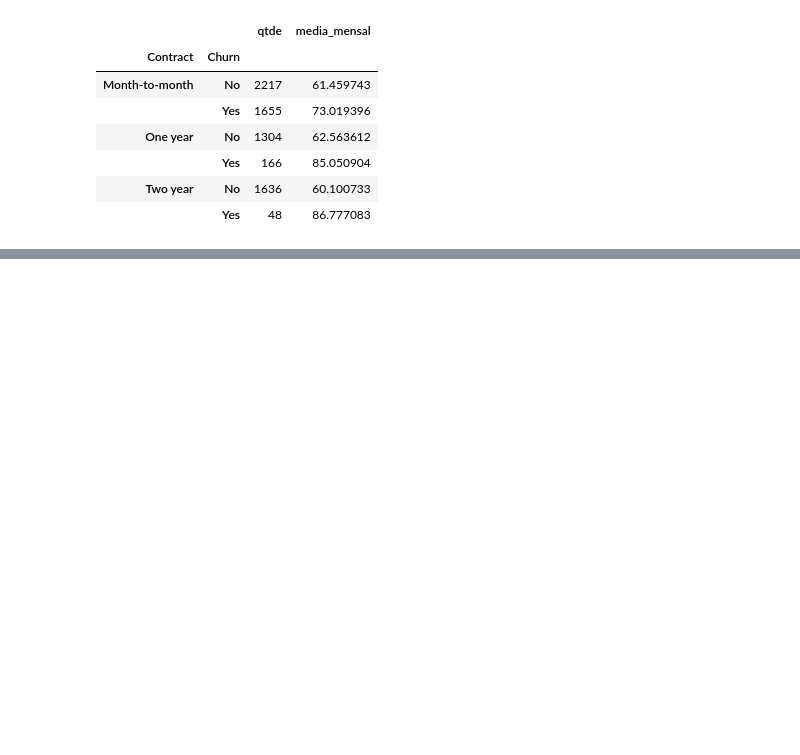
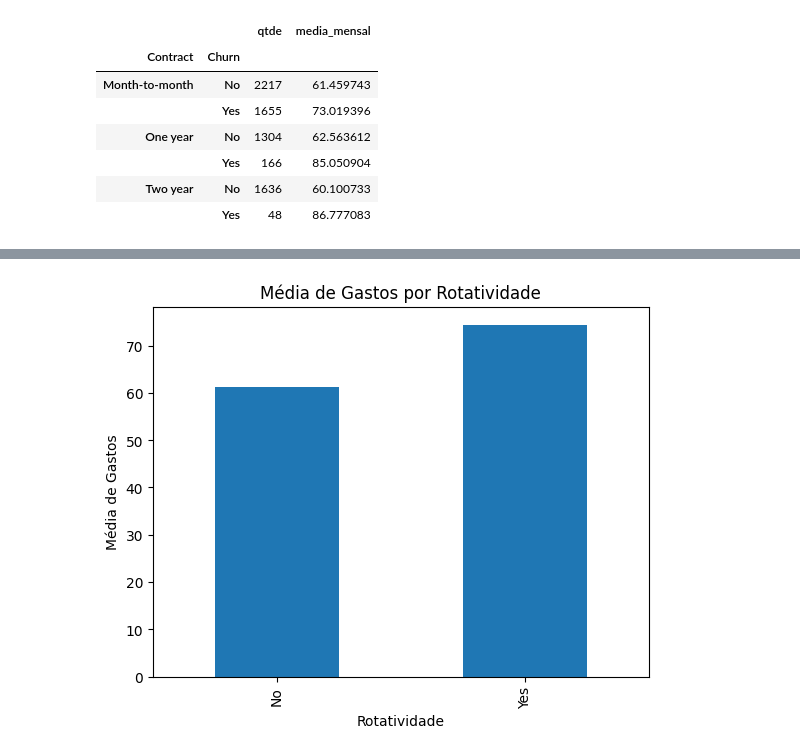
Before and after one commit to matheusraiano/ADS-SENAI-CdD, a Jupyter notebook: 2-Semestre/Aula02(19-08-2026)/aula.ipynb, the cells around one changed output, grey strips where cells are left out. Saved outputs shown, nothing was run; the diff lists cells and outputs as text; code cells hidden in the pictures; blank space fills up the shorter version.

```diff
--- a/2-Semestre/Aula02(19-08-2026)/aula.ipynb
+++ b/2-Semestre/Aula02(19-08-2026)/aula.ipynb
@@ -510,0 +532,9 @@ dados.groupby(['Contract', 'Churn']).agg(
+# %%
+tabela = dados.groupby('Churn')['MonthlyCharges'].mean()
+tabela.plot.bar()
+plt.title('Média de Gastos por Rotatividade')
+plt.xlabel('Rotatividade')
+plt.ylabel('Média de Gastos')
+plt.show()
+# %% [output]
+[figure, added]
```
Also changed, not shown: parts of 4 cells of this notebook, 4 other files.
